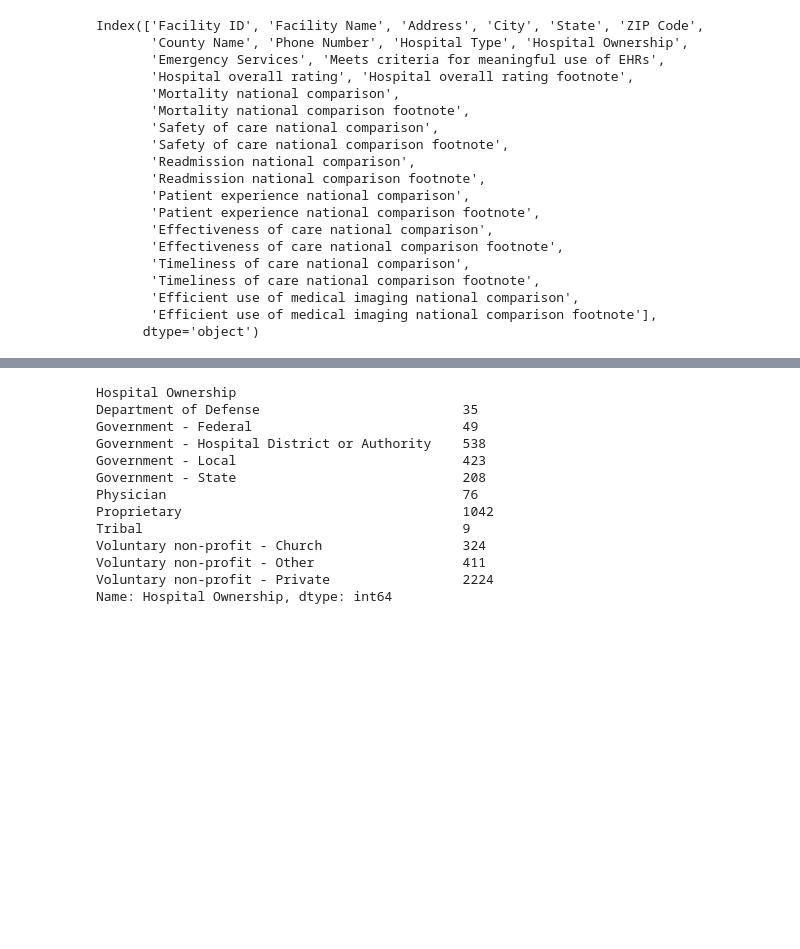
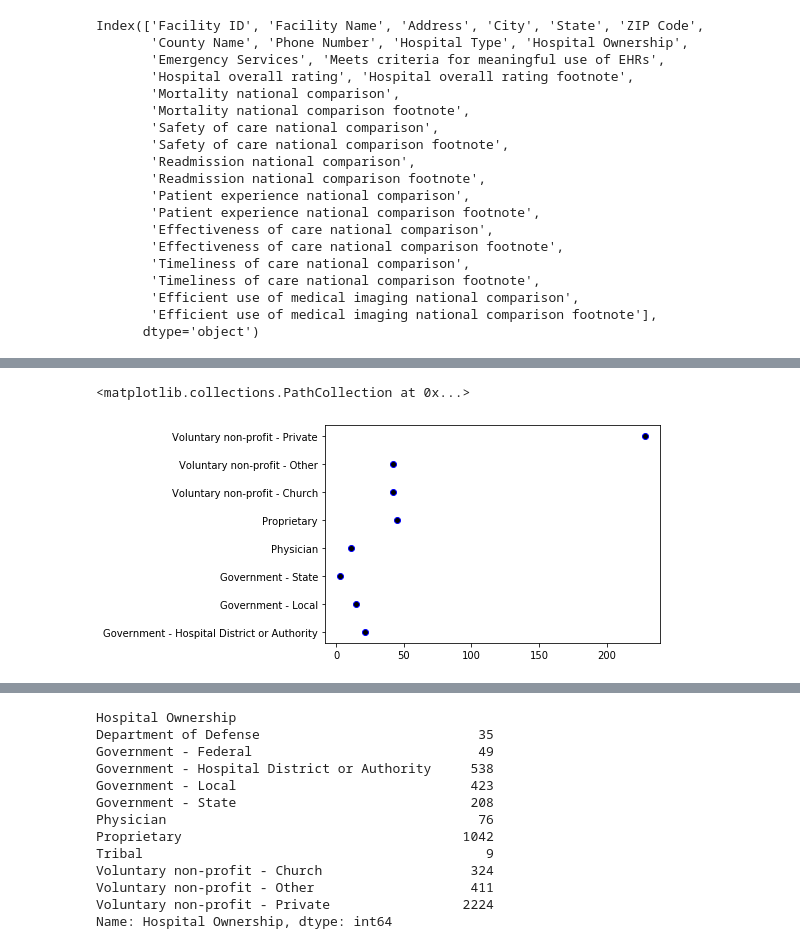
Before and after one commit to ishanku/MedicareDataAnalysisProject, a Jupyter notebook: HospitalAnalysis.ipynb, the cells around one changed output, grey strips where cells are left out. Cells and saved outputs as stored; diff of their text form; code cells hidden in the pictures; blank space fills up the shorter version.

```diff
--- a/HospitalAnalysis.ipynb
+++ b/HospitalAnalysis.ipynb
@@ -54,0 +210,5 @@ Index(['Facility ID', 'Facility Name', 'Address', 'City', 'State', 'ZIP Code',
+# %%
+plt.scatter(FSOwnershipCount['Facility Name'],FSOwnershipCount.index,marker="o",color="Black",edgecolor="blue")
+# %% [output]
+<matplotlib.collections.PathCollection at 0x...>
+[figure, added]
```
Also changed, not shown: parts of 22 cells of this notebook.
